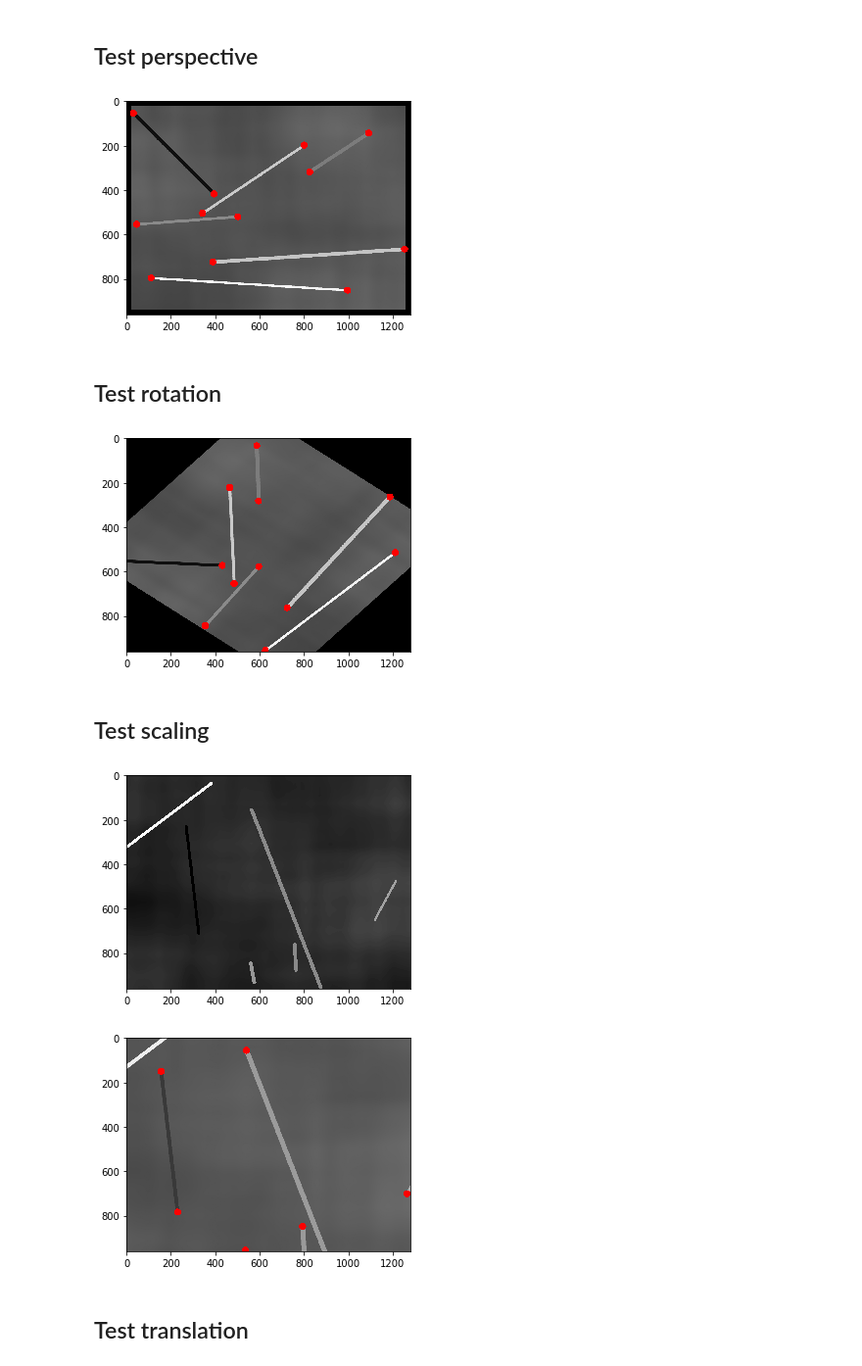
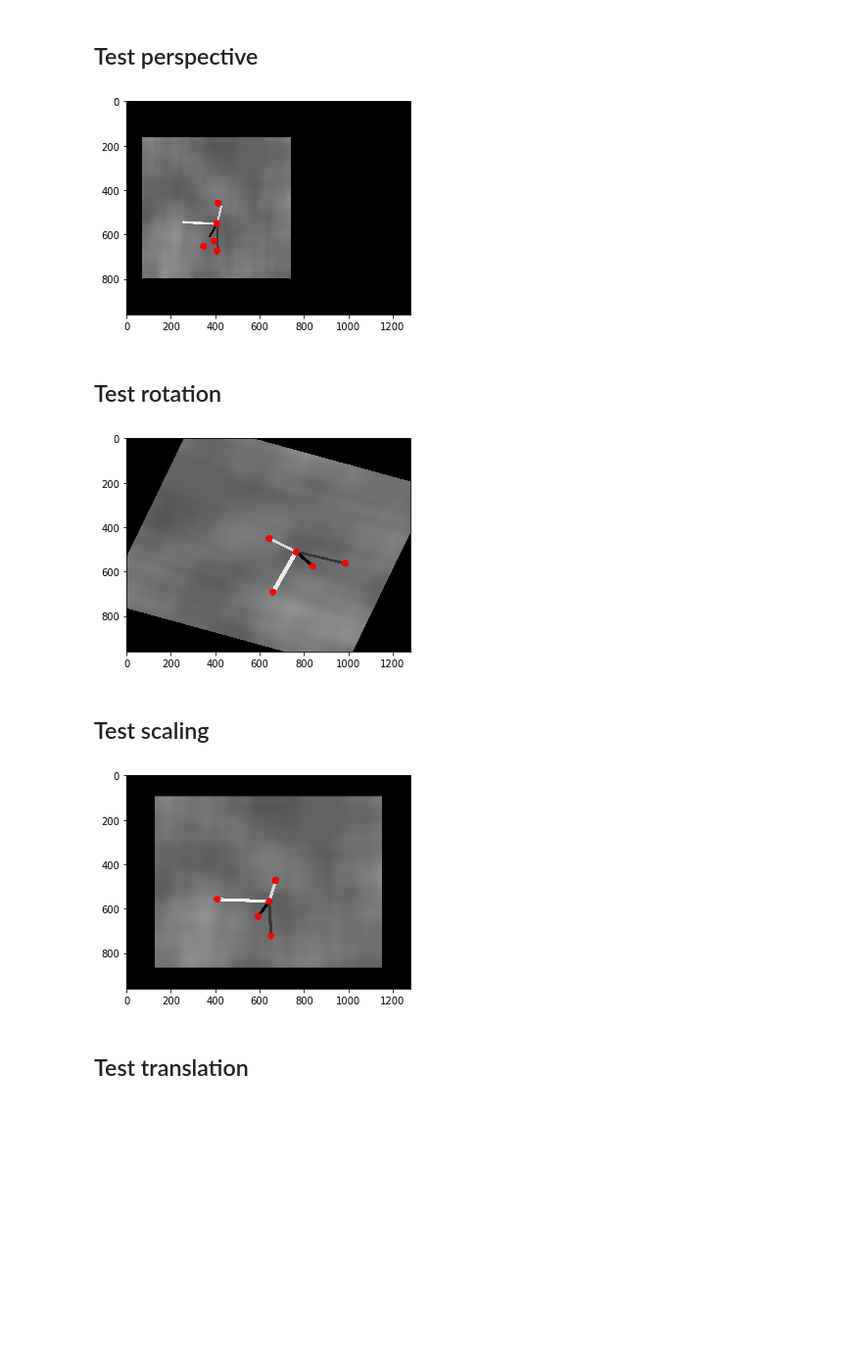
Before and after one commit to alextanch/spoint, a Jupyter notebook: notebooks/test_homography.ipynb, the cells around one changed output. Shown at 98% size. Saved outputs shown, nothing was run; the diff lists cells and outputs as text; code cells hidden in the pictures; blank space fills up the shorter version.

```diff
--- a/notebooks/test_homography.ipynb
+++ b/notebooks/test_homography.ipynb
@@ -17,7 +17,7 @@ def draw_points(image, points):
     image = cv2.cvtColor(image, cv2.COLOR_GRAY2BGR)
 
     for p in points:
-        image = cv2.circle(image, (p[1], p[0]), 16, (255,0,0), -1)
+        image = cv2.circle(image, (p[0], p[1]), 16, (255,0,0), -1)
 
     plt.imshow(image)
     plt.show()
@@ -36,13 +47,13 @@ draw_points(image, points)
 # %%
 config = Config({
     'patch': {'ratio': 0.9},
-    'perspective': {'prob': 1.0, 'dx': 0.5, 'dy': 0.5, 'artifacts': True},
+    'perspective': {'prob': 1.0, 'dx': 0.5, 'dy': 0.2, 'artifacts': True},
 })
 
-warp_image, warp_points = Homography(config)(image, points)
+warp_image, warp_points, H = Homography(config)(image, points)
 draw_points(warp_image, warp_points)
 # %% [output]
-[figure, old version]
+[figure, new version]
 # %% [markdown]
 ## Test rotation
 # %%
@@ -51,25 +62,22 @@ config = Config({
     'rotation': {'prob': 1.0, 'max_angle': 1.57, 'num_angles': 10, 'artifacts': True}
 })
 
-warp_image, warp_points = Homography(config)(image, points)
+warp_image, warp_points, H = Homography(config)(image, points)
 draw_points(warp_image, warp_points)
 # %% [output]
-[figure, old version]
+[figure, new version]
 # %% [markdown]
 ## Test scaling
 # %%
 config = Config({
     'patch': {'ratio': 0.9},
     'scaling': {'prob': 1, 'scale': 1, 'num_scales': 10, 'std': 2, 'artifacts': True}
 })
 
-warp_image, warp_points = Homography(config)(image, points)
-
-draw_image(image)
+warp_image, warp_points, H = Homography(config)(image, points)
 draw_points(warp_image, warp_points)
 # %% [output]
-[figure, old version]
+[figure, new version]
-[figure, removed]
 # %% [markdown]
 ## Test translation
 # %%
```
Also changed, not shown: parts of 5 cells of this notebook, 5 other files.
